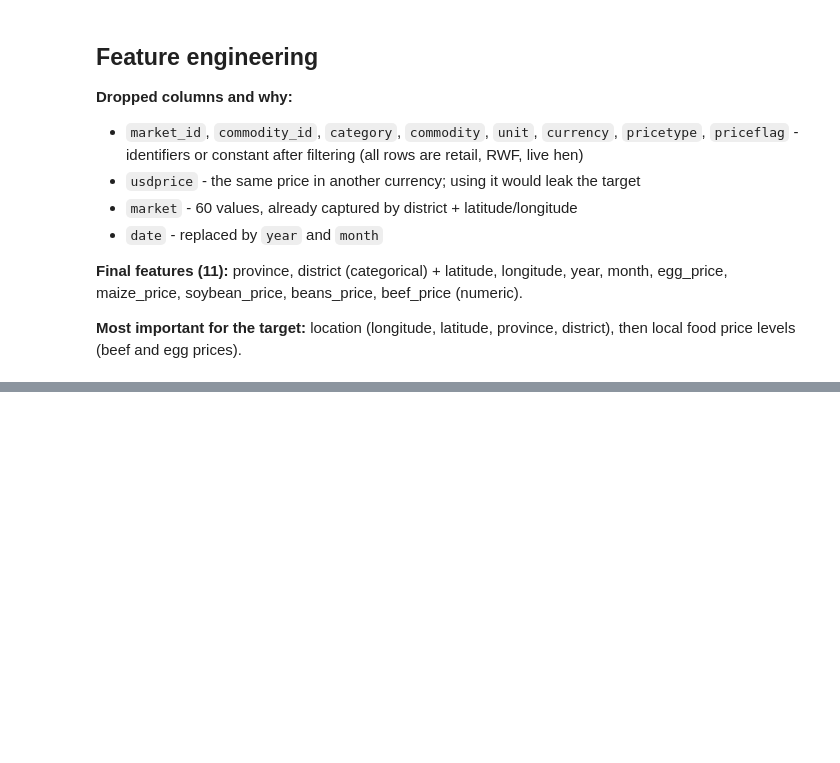
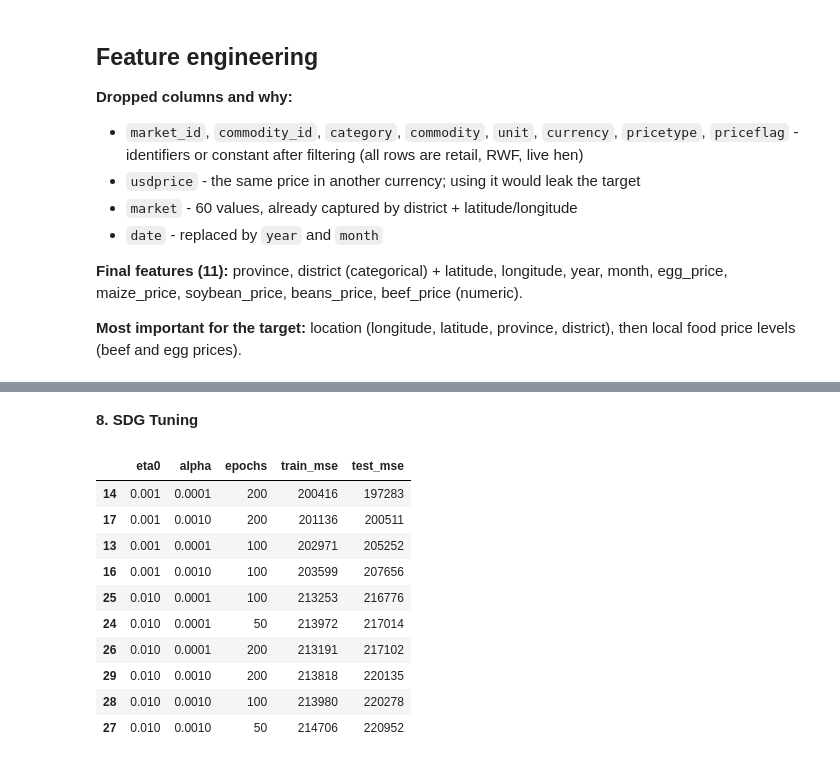
Before and after one commit to Bonesha-5/linear_regression_model, a Jupyter notebook: summative/linear_regression/multivariate.ipynb, the cells around one changed output, grey strips where cells are left out. Cells and saved outputs as stored; diff of their text form; code cells hidden in the pictures; blank space fills up the shorter version.

```diff
--- a/summative/linear_regression/multivariate.ipynb
+++ b/summative/linear_regression/multivariate.ipynb
@@ -169,0 +219,34 @@ plt.show()
+# %% [markdown]
+**8. SDG Tuning**
+# %%
+def train_sgd(eta0, alpha, epochs):
+    model = SGDRegressor(learning_rate="constant", eta0=eta0, alpha=alpha, random_state=42)
+    train_losses, test_losses = [], []
+    for epoch in range(epochs):
+        model.partial_fit(X_train_p, y_train)
+        train_losses.append(mean_squared_error(y_train, model.predict(X_train_p)))
+        test_losses.append(mean_squared_error(y_test, model.predict(X_test_p)))
+    return model, train_losses, test_losses
+
+results = []
+for eta0 in [0.0001, 0.001, 0.01]:
+    for alpha in [0.0001, 0.001, 0.01, 0.1]:
+        for epochs in [50, 100, 200]:
+            _, tr, te = train_sgd(eta0, alpha, epochs)
+            results.append({"eta0": eta0, "alpha": alpha, "epochs": epochs,
+                            "train_mse": round(tr[-1]), "test_mse": round(te[-1])})
+
+tuning = pd.DataFrame(results).sort_values("test_mse")
+tuning.head(10)
+# %% [output]
+|  | eta0 | alpha | epochs | train_mse | test_mse |
+| 14 | 0.001 | 0.0001 | 200 | 200416 | 197283 |
+| 17 | 0.001 | 0.0010 | 200 | 201136 | 200511 |
+| 13 | 0.001 | 0.0001 | 100 | 202971 | 205252 |
+| 16 | 0.001 | 0.0010 | 100 | 203599 | 207656 |
+| 25 | 0.010 | 0.0001 | 100 | 213253 | 216776 |
+| 24 | 0.010 | 0.0001 | 50 | 213972 | 217014 |
+| 26 | 0.010 | 0.0001 | 200 | 213191 | 217102 |
+| 29 | 0.010 | 0.0010 | 200 | 213818 | 220135 |
+| 28 | 0.010 | 0.0010 | 100 | 213980 | 220278 |
+| 27 | 0.010 | 0.0010 | 50 | 214706 | 220952 |
```
Also changed, not shown: parts of 13 cells of this notebook.
